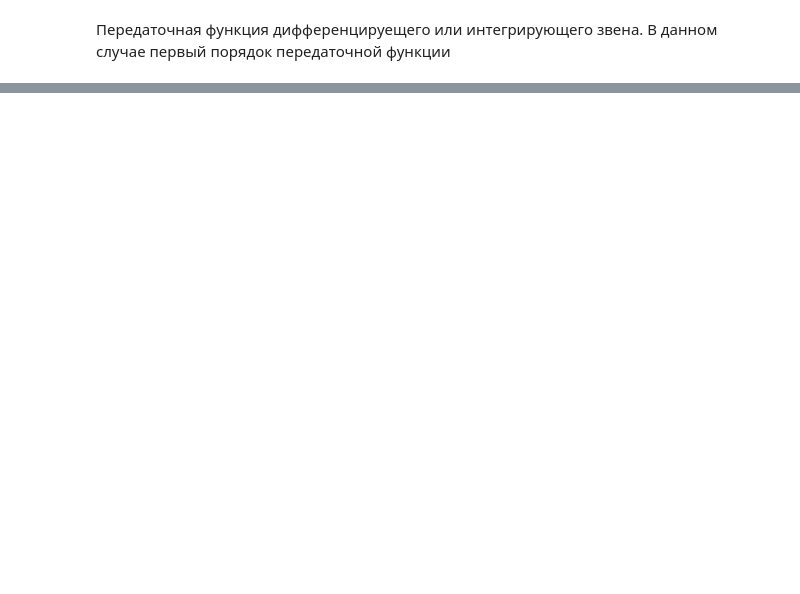
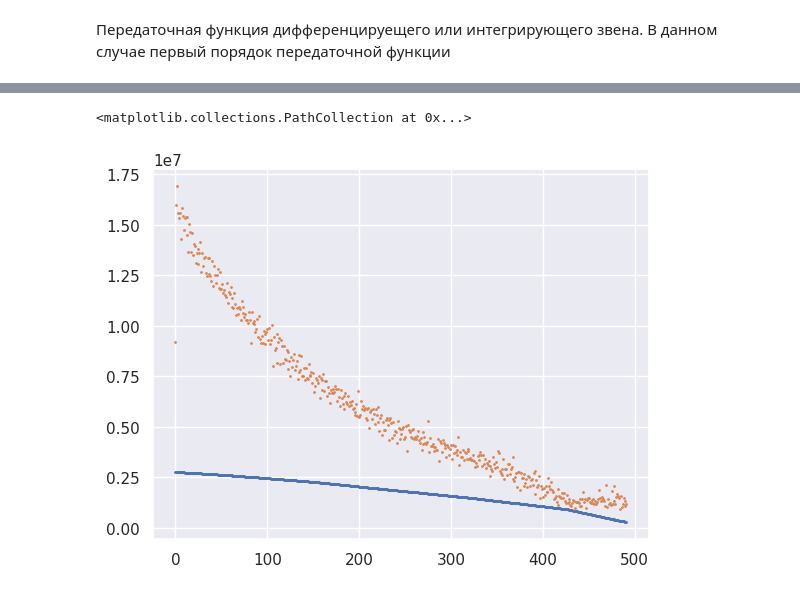
Before and after one commit to settlermine/jinr_practice, a Jupyter notebook: settlermine.ipynb, the cells around one changed output, grey strips where cells are left out. Cells and saved outputs as stored; diff of their text form; code cells hidden in the pictures; blank space fills up the shorter version.

```diff
--- a/settlermine.ipynb
+++ b/settlermine.ipynb
@@ -613,0 +623,35 @@ axs[1].set_ylabel('Фаза');
+# %%
+def restore_original_signal_frequency_domain(resonance, period, rotation_frequency, transfer_function): #В ЧАСТОТНОЙ ОБЛАСТИ
+    fourier_transformed_bunches = bunch_fft(resonance, period)
+    frequences_spectrum = np.arange(1, int(period)//2 + 1) * rotation_frequency
+    half_period_length = len(frequences_spectrum)
+
+    for i in range(len(fourier_transformed_bunches)):
+        fourier_transformed_bunches[i][1:half_period_length+1] /= transfer_function(frequences_spectrum)
+        if half_period_length % 2 == 0:
+            fourier_transformed_bunches[i][:half_period_length-1:-1] /= transfer_function(frequences_spectrum).conjugate()
+        else:
+            fourier_transformed_bunches[i][:half_period_length:-1] /= transfer_function(frequences_spectrum).conjugate()
+
+    return fourier_transformed_bunches
+# %%
+def restore_original_signal_time_domain(resonance, period, rotation_frequency, transfer_function):
+    frequency_domain_restored_signal = restore_original_signal_frequency_domain(resonance, period, rotation_frequency, transfer_function)
+    number_of_periods = int(len(resonance) / period)
+    time_domain_restored_signal = np.zeros_like(frequency_domain_restored_signal, float)
+    for i in range(len(time_domain_restored_signal)):
+        time_domain_restored_signal[i] = scipy.fft.ifft(frequency_domain_restored_signal[i], norm='forward').real
+    return time_domain_restored_signal
+# %%
+def correct_offset_with_smoothing(bunched_signal, smoothing_window_length): #Выдает малость другие значения
+    corrected_signal = np.zeros_like(bunched_signal)
+    for i, bunch in enumerate(bunched_signal):
+        minimal_mean = np.inf
+        for j in range(len(bunch)-smoothing_window_length):
+            mean = np.mean(bunch[j:j+smoothing_window_length+1]) #+1 это тупо костыль, так было в маткаде
+            if mean < minimal_mean: minimal_mean = mean
+        corrected_signal[i] = bunch - minimal_mean
+    return corrected_signal
+# %%
+restored_signal = restore_original_signal_time_domain(summary_resonance['X'], period, rotation_frequency, transfer_function)
+corrected_signal = correct_offset_with_smoothing(restored_signal, 60)
@@ -613,0 +662,12 @@ axs[1].set_ylabel('Фаза');
+# %%
+I_b = lambda index: np.sum(corrected_signal[index]) #График исходного сигнала (суммаарного)
+Ib_list = []
+
+for i in range(492):
+    Ib_list.append(I_b(i))
+
+plt.scatter(np.arange(492), [np.sum(summary_resonance['X'][i:i+int(period)]) for i in range(len(summary_resonance['X'])//int(period))], s=1)
+plt.scatter(np.arange(492), [np.sum(bunch) for bunch in corrected_signal], s=1)
+# %% [output]
+<matplotlib.collections.PathCollection at 0x...>
+[figure, added]
```
Also changed, not shown: parts of 16 cells of this notebook.
